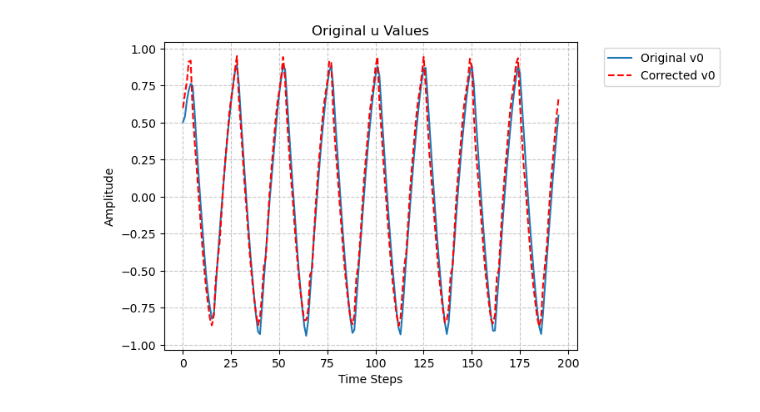
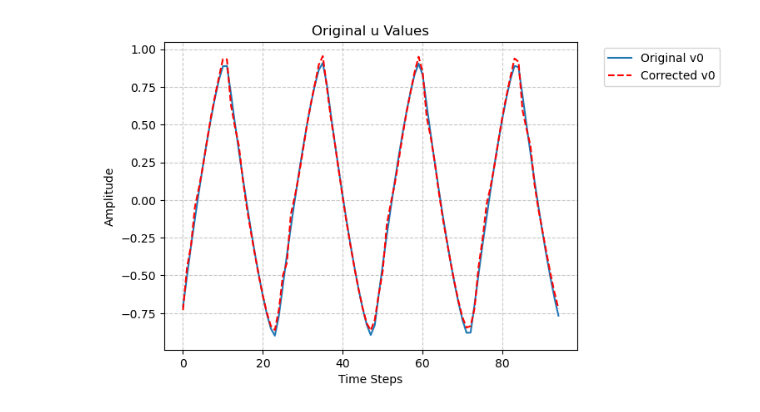
Before and after one commit to bucciadimela2-0/NeuronForecasting, a Jupyter notebook: main.ipynb, the cells around one changed output. Cells and saved outputs as stored; diff of their text form; code cells hidden in the pictures.

```diff
--- a/main.ipynb
+++ b/main.ipynb
@@ -42,9 +46,10 @@ for _ in range(n - 1):
 np.fill_diagonal(G, 0)
 G = G / np.mean(G[G > 0])
 # %%
-hybrid_model = HybridModel_FN(N, epsilon,sigma, a, B, G)
+hybrid_model = HybridModel()
+fn_model = fitzhughNagumo_model(N, epsilon,sigma, a, B, G)
 
-t,sol = hybrid_model._generate_synthetic_data()
+t,sol = fn_model._generate_synthetic_data()
 # %%
 for i in range(1):  # Limit to 5 neurons for readability
         plt.plot(sol[:200,i], label=f'Original u{i}')
@@ -78,8 +88,8 @@ forecasted = hybrid_model._forecast(trained_model, x_test, y_test)
 # %%
 #sol = hybrid_model._standardize(sol)
 for i in range(1):  # Limit to 5 neurons for readability
-        plt.plot(sol[:196, 2], label=f'Original u{i}')
-        plt.plot(forecasted[:196,2], label=f'Corrected u{i}', color='red', linestyle='dashed')
+        plt.plot(y_test[:200, 3], label=f'Original u{i}')
+        plt.plot(forecasted[:200,3], label=f'Corrected u{i}', color='red', linestyle='dashed')
 plt.title('Original u Values')
 plt.xlabel('Time Steps')
 plt.ylabel('Amplitude')
@@ -90,16 +100,15 @@ plt.grid(True, linestyle='--', alpha=0.7)
 # %%
 
-#sol = hybrid_model._standardize(sol)
 for i in range(1):  # Limit to 5 neurons for readability
-        plt.plot(sol[:196, 25], label=f'Original v{i}')
-        plt.plot(forecasted[:196,25], label=f'Corrected v{i}', color='red', linestyle='dashed')
+        plt.plot(y_test[:196, 39], label=f'Original v{i}')
+        plt.plot(forecasted[:196,39], label=f'Corrected v{i}', color='red', linestyle='dashed')
 plt.title('Original u Values')
 plt.xlabel('Time Steps')
 plt.ylabel('Amplitude')
 plt.legend(bbox_to_anchor=(1.05, 1), loc='upper left')
 plt.grid(True, linestyle='--', alpha=0.7)
 # %% [output]
-[figure, old version]
+[figure, new version]
 # %%
 x_error, y_error = hybrid_model.create_error_sequences(model_data = sol , true_data = sol)
 
```
Also changed, not shown: parts of 15 cells of this notebook, 10 other files.
